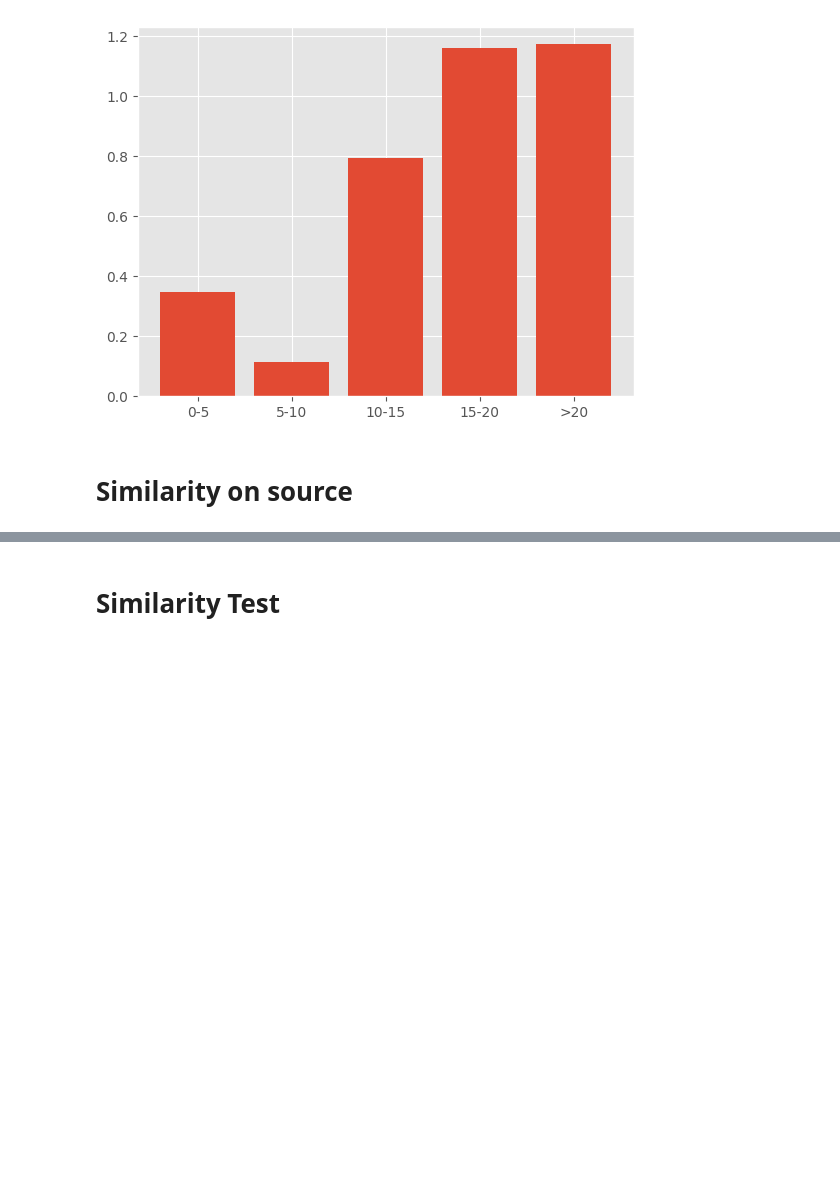
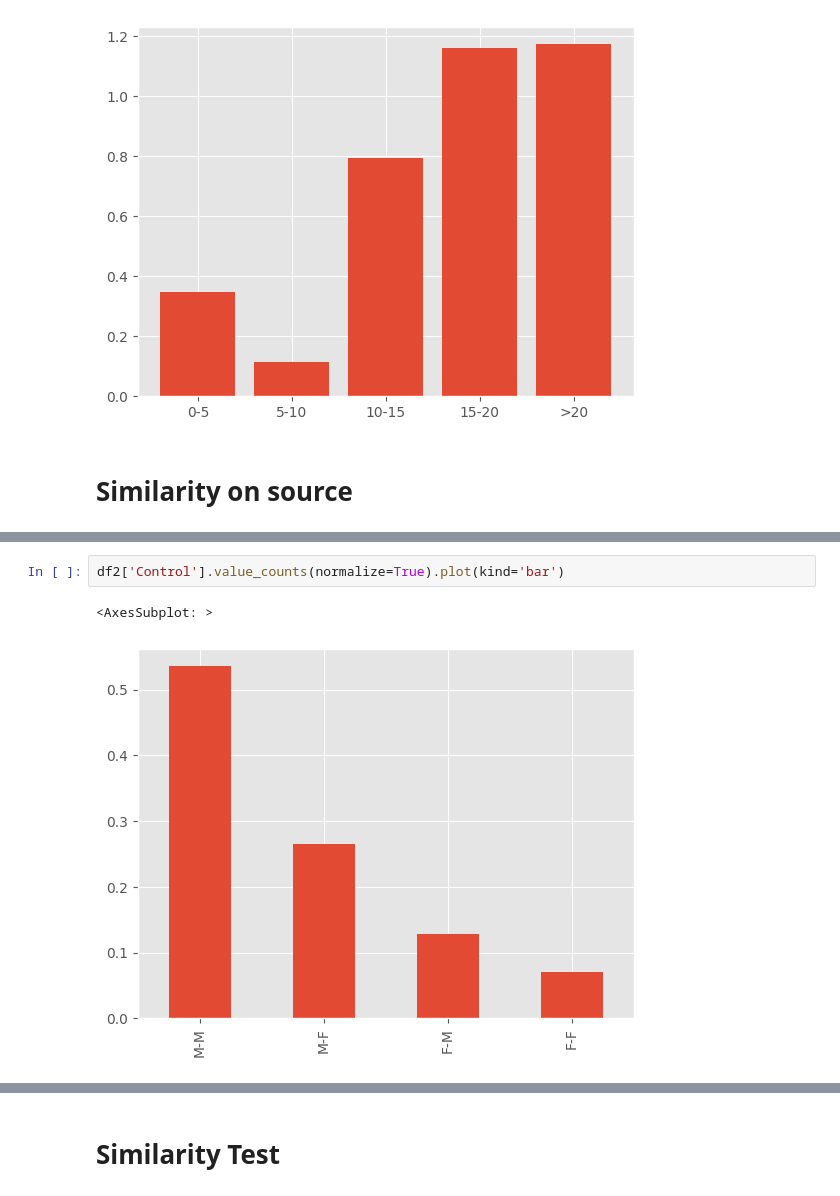
Before and after one commit to mariespedersen/Thesis_github, a Jupyter notebook: Similarity_Matching_NEW.ipynb, the cells around one changed output, grey strips where cells are left out. Saved outputs shown, nothing was run; the diff lists cells and outputs as text; blank space fills up the shorter version.

```diff
--- a/Similarity_Matching_NEW.ipynb
+++ b/Similarity_Matching_NEW.ipynb
@@ -333,0 +423,5 @@ plt.show()
+# %%
+df2['Control'].value_counts(normalize=True).plot(kind='bar')
+# %% [output]
+<AxesSubplot: >
+[figure, added]
```
Also changed, not shown: parts of 17 cells of this notebook, 4 other files.
